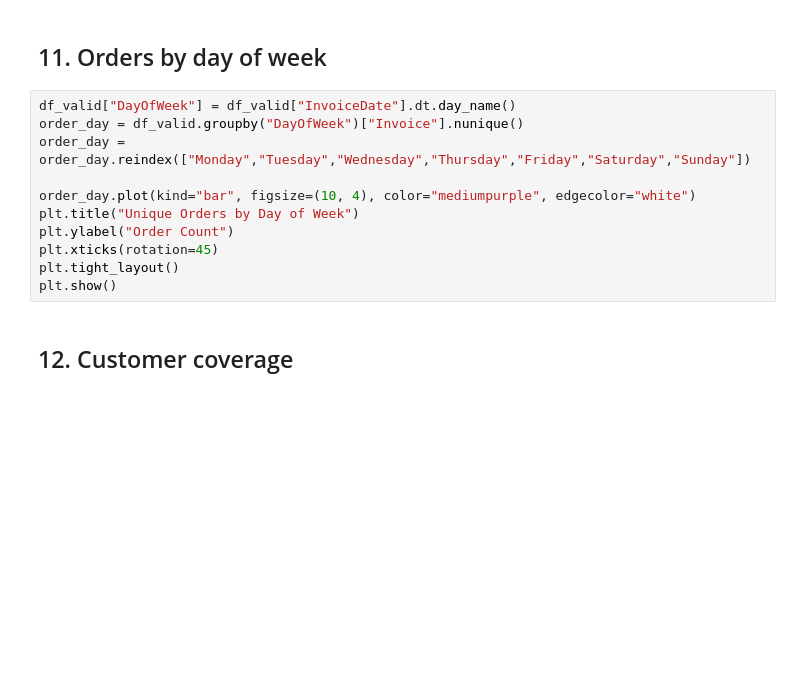
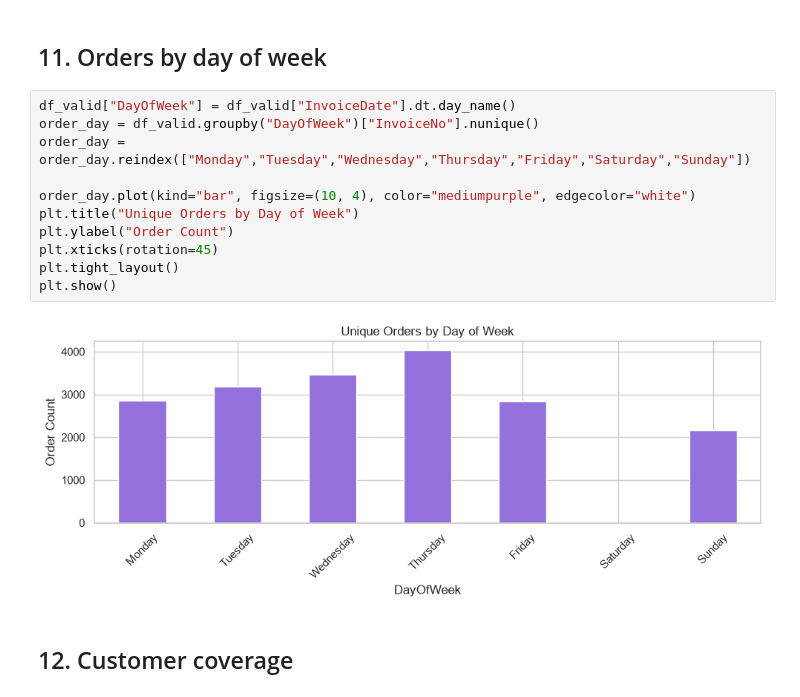
Before and after one commit to IT1801/Customer-Segmentation-and-Retention, a Jupyter notebook: research/01_eda.ipynb, the cells around one changed output. Saved outputs shown, nothing was run; the diff lists cells and outputs as text; blank space fills up the shorter version.

```diff
--- a/research/01_eda.ipynb
+++ b/research/01_eda.ipynb
@@ -102,15 +162,17 @@ plt.show()
 ## 11. Orders by day of week
 # %%
 df_valid["DayOfWeek"] = df_valid["InvoiceDate"].dt.day_name()
-order_day = df_valid.groupby("DayOfWeek")["Invoice"].nunique()
+order_day = df_valid.groupby("DayOfWeek")["InvoiceNo"].nunique()
 order_day = order_day.reindex(["Monday","Tuesday","Wednesday","Thursday","Friday","Saturday","Sunday"])
 
 order_day.plot(kind="bar", figsize=(10, 4), color="mediumpurple", edgecolor="white")
 plt.title("Unique Orders by Day of Week")
 plt.ylabel("Order Count")
 plt.xticks(rotation=45)
 plt.tight_layout()
 plt.show()
+# %% [output]
+[figure, added]
 # %% [markdown]
 ## 12. Customer coverage
 # %%
```
Also changed, not shown: parts of 11 cells of this notebook.
